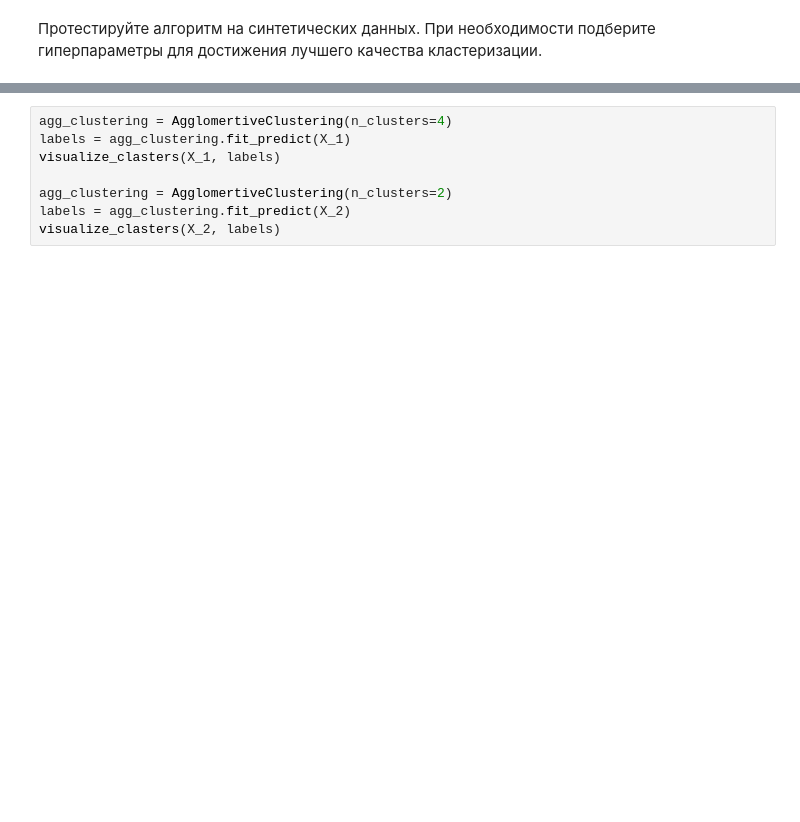
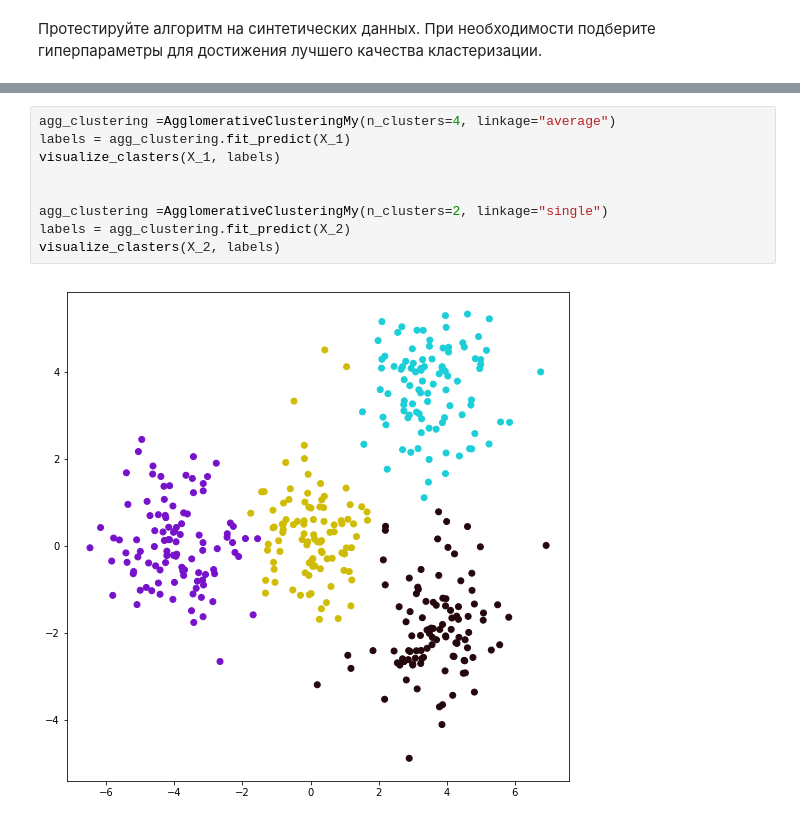
Before and after one commit to vkpankov/BioInfML, a Jupyter notebook: hw02_task.ipynb, the cells around one changed output, grey strips where cells are left out. Cells and saved outputs as stored; diff of their text form; blank space fills up the shorter version.

```diff
--- a/hw02_task.ipynb
+++ b/hw02_task.ipynb
@@ -130,8 +302,11 @@ class AgglomertiveClustering:
 # %%
-agg_clustering = AgglomertiveClustering(n_clusters=4)
+agg_clustering =AgglomerativeClusteringMy(n_clusters=4, linkage="average")
 labels = agg_clustering.fit_predict(X_1)
 visualize_clasters(X_1, labels)
 
-agg_clustering = AgglomertiveClustering(n_clusters=2)
+
+agg_clustering =AgglomerativeClusteringMy(n_clusters=2, linkage="single")
 labels = agg_clustering.fit_predict(X_2)
 visualize_clasters(X_2, labels)
+# %% [output]
+[figure, added]
```
Also changed, not shown: parts of 11 cells of this notebook.
